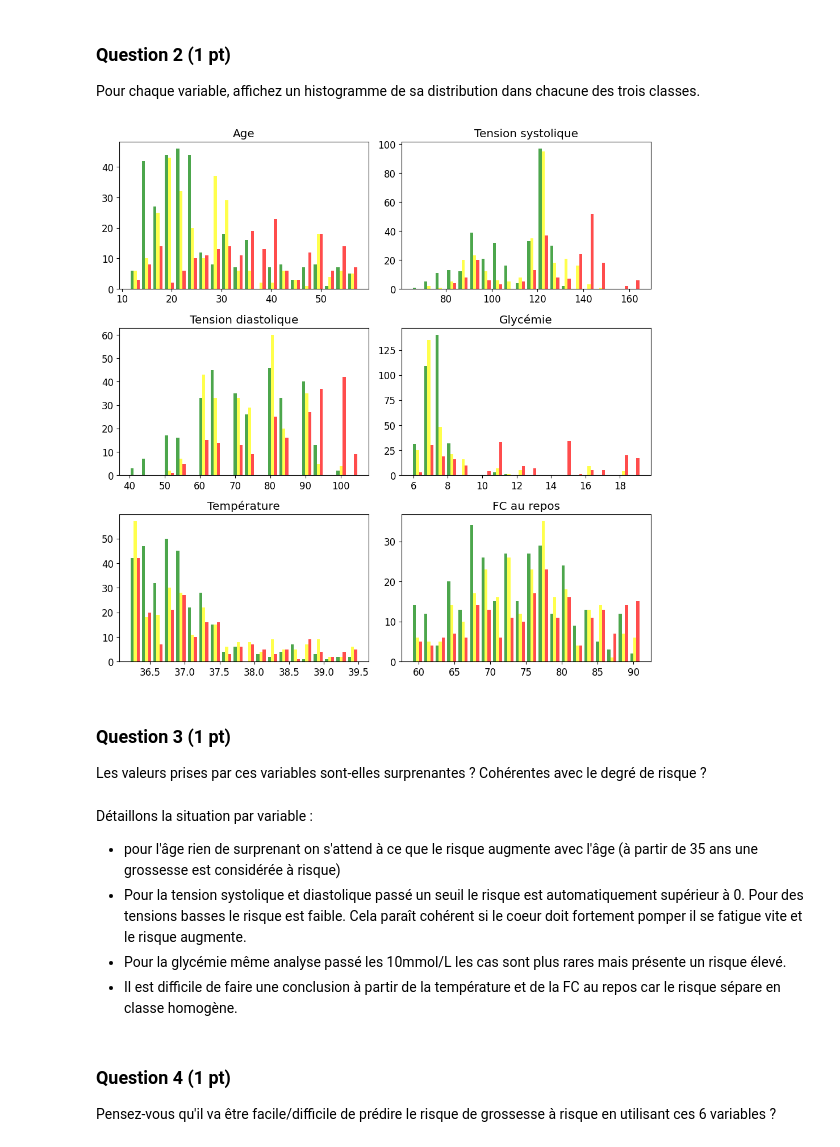
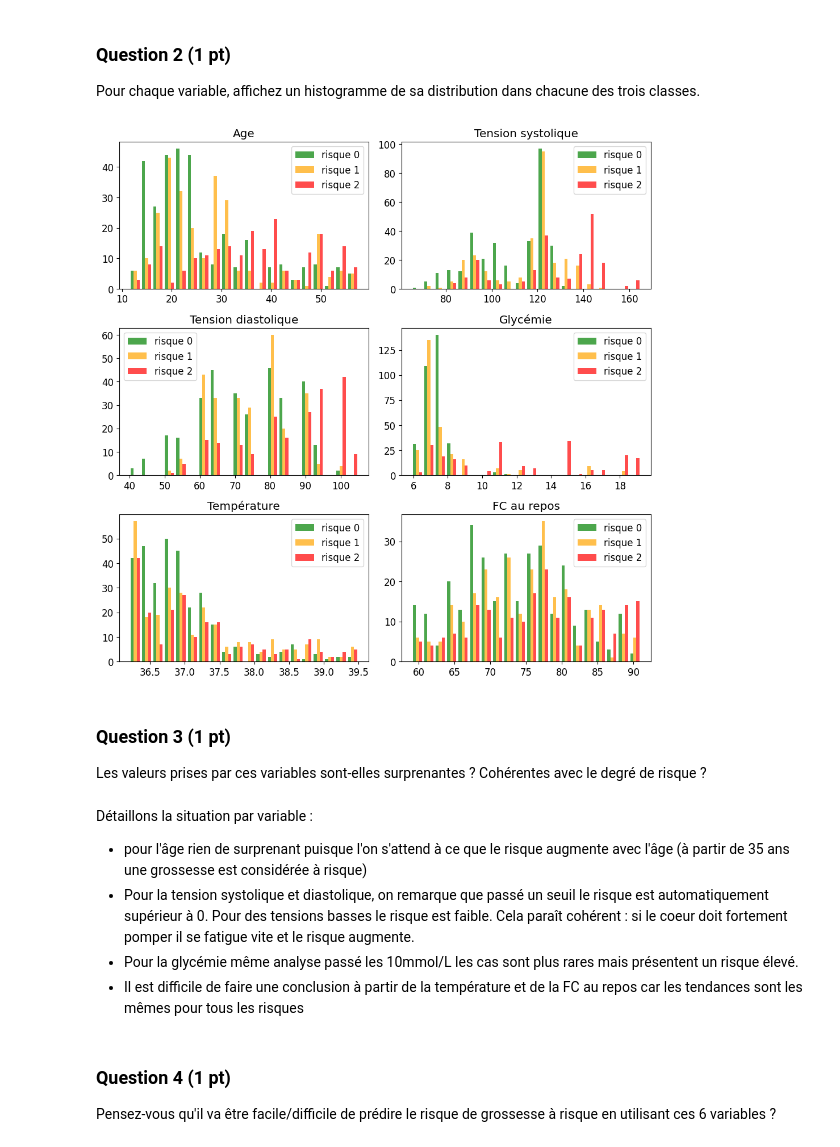
Before and after one commit to antoinebossin/Projet_data, a Jupyter notebook: Projet.ipynb, the cells around one changed output. Saved outputs shown, nothing was run; the diff lists cells and outputs as text; code cells hidden in the pictures.

```diff
--- a/Projet.ipynb
+++ b/Projet.ipynb
@@ -94,40 +101,41 @@ Pour chaque variable, affichez un histogramme de sa distribution dans chacune de
 # %%
 continuous_features = ['Age', 'Tension systolique', 'Tension diastolique', 'Glycémie','Température','FC au repos']
 discrete_features = ['risque']
 features = list(df_train.drop(columns=['Risque']).columns)
 continuous_features_idx = [features.index(feat_name) for feat_name in continuous_features]
 #Ici toutes les variables qu'on étudie sont continues
 
 fig = plt.figure(figsize=(10, 10))
 
 # Histogrammes pour les variables continues
 
 for plot_idx in range(6):
     # créer une sous-figure (subplot) à la position (plot_idx+1) d'une grille 2x2
     ax = fig.add_subplot(3, 2, (plot_idx+1))
 
     serie0 = X_train[y_train == 0, plot_idx]
     serie1 = X_train[y_train == 1, plot_idx]
     serie2 = X_train[y_train == 2, plot_idx]
     # afficher l'histogramme de la variable feat_idx
-    ax.hist([serie0, serie1, serie2], color=['green', 'yellow', 'red'], label=['risque 0', 'risque 1', 'risque 2'], bins=20, alpha=0.7)
+    ax.hist([serie0, serie1, serie2], color=['green', 'orange', 'red'], label=['risque 0', 'risque 1', 'risque 2'], bins=20, alpha=0.7)
+    ax.legend()
 
     # utiliser le nom de la variable comme titre pour chaque diagramme
     ax.set_title(features[plot_idx])
 
 # espacement entre les subplots
 fig.tight_layout(pad=1.0)
 # %% [output]
-[figure, old version]
+[figure, new version]
 # %% [markdown]
 ### Question 3 (1 pt)
 Les valeurs prises par ces variables sont-elles surprenantes ? Cohérentes avec le degré de risque ?
 # %% [markdown]
 Détaillons la situation par variable :
-- pour l'âge rien de surprenant on s'attend à ce que le risque augmente avec l'âge (à partir de 35 ans une grossesse est considérée à risque)
-- Pour la tension systolique et diastolique passé un seuil le risque est automatiquement supérieur à 0. Pour des tensions basses le risque est faible. Cela paraît cohérent si le coeur doit fortement pomper il se fatigue vite et le risque augmente.
-- Pour la glycémie même analyse passé les 10mmol/L les cas sont plus rares mais présente un risque élevé.
-- Il est difficile de faire une conclusion à partir de la température et de la FC au repos car le risque sépare en classe homogène.
+- pour l'âge rien de surprenant puisque l'on s'attend à ce que le risque augmente avec l'âge (à partir de 35 ans une grossesse est considérée à risque)
+- Pour la tension systolique et diastolique, on remarque que passé un seuil le risque est automatiquement supérieur à 0. Pour des tensions basses le risque est faible. Cela paraît cohérent : si le coeur doit fortement pomper il se fatigue vite et le risque augmente.
+- Pour la glycémie même analyse passé les 10mmol/L les cas sont plus rares mais présentent un risque élevé.
+- Il est difficile de faire une conclusion à partir de la température et de la FC au repos car les tendances sont les mêmes pour tous les risques
 # %% [markdown]
 ### Question 4 (1 pt)
 Pensez-vous qu'il va être facile/difficile de prédire le risque de grossesse à risque en utilisant ces 6 variables ?
```
Also changed, not shown: parts of 21 cells of this notebook, 4 other files.
